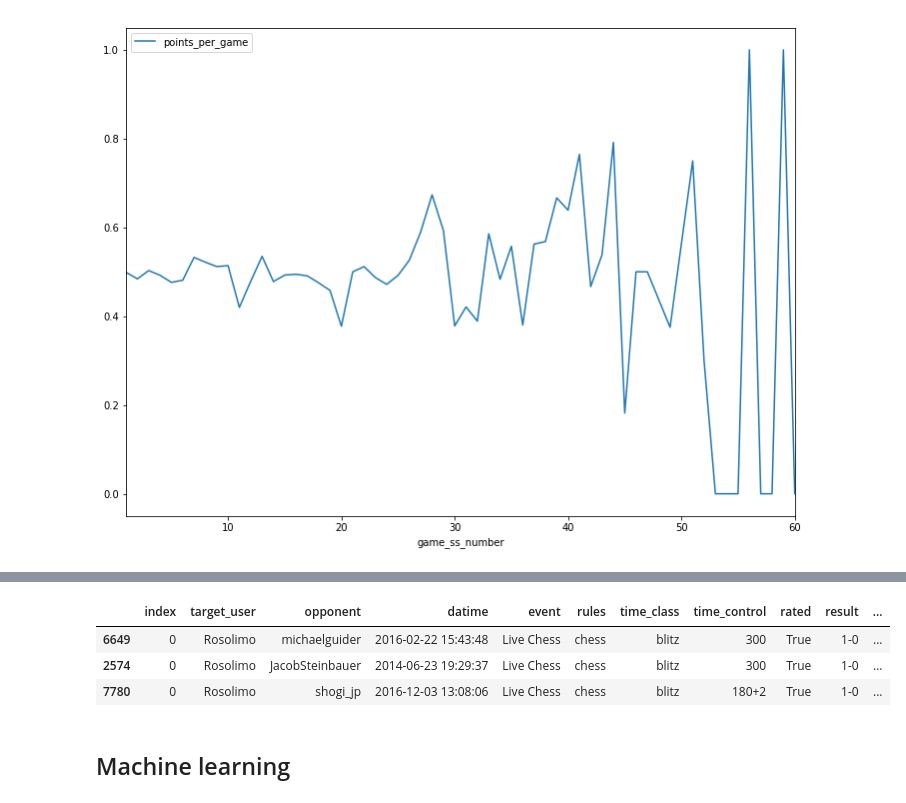
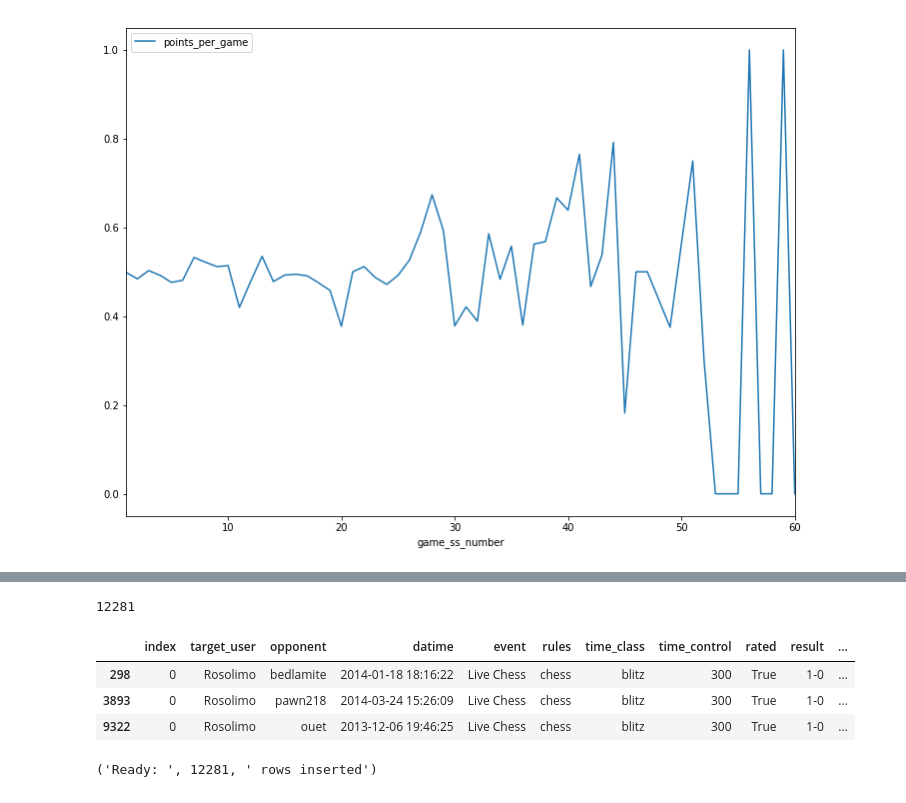
Before and after one commit to rosolimo212/chesscom, a Jupyter notebook: Current_user_forec.ipynb, the cells around one changed output, grey strips where cells are left out. Cells and saved outputs as stored; diff of their text form; code cells hidden in the pictures.

```diff
--- a/Current_user_forec.ipynb
+++ b/Current_user_forec.ipynb
@@ -656,9 +785,11 @@ df=df.merge(opp_clockers, 'left', left_on='opponent', right_on='target_user', su
+# %%
+len(res)
+# %% [output]
+12281
 # %%
-df.sample(3)
+res.sample(3)
 # %% [output]
 |  | index | target_user | opponent | datime | event | rules | time_class | time_control | rated | result | ... |
-| 6649 | 0 | Rosolimo | michaelguider | 2016-02-22 15:43:48 | Live Chess | chess | blitz | 300 | True | 1-0 | ... |
-| 2574 | 0 | Rosolimo | JacobSteinbauer | 2014-06-23 19:29:37 | Live Chess | chess | blitz | 300 | True | 1-0 | ... |
-| 7780 | 0 | Rosolimo | shogi_jp | 2016-12-03 13:08:06 | Live Chess | chess | blitz | 180+2 | True | 1-0 | ... |
+| 298 | 0 | Rosolimo | bedlamite | 2014-01-18 18:16:22 | Live Chess | chess | blitz | 300 | True | 1-0 | ... |
+| 3893 | 0 | Rosolimo | pawn218 | 2014-03-24 15:26:09 | Live Chess | chess | blitz | 300 | True | 1-0 | ... |
+| 9322 | 0 | Rosolimo | ouet | 2013-12-06 19:46:25 | Live Chess | chess | blitz | 300 | True | 1-0 | ... |
-# %% [markdown]
-## Machine learning
@@ -840,0 +807,4 @@ res_test.groupby('hour').mean()[['fact']]
+# %%
+insert_df(res, 'chesscom_dataset')
+# %% [output]
+('Ready: ', 12281, ' rows inserted')
```
Also changed, not shown: parts of 36 cells of this notebook.
